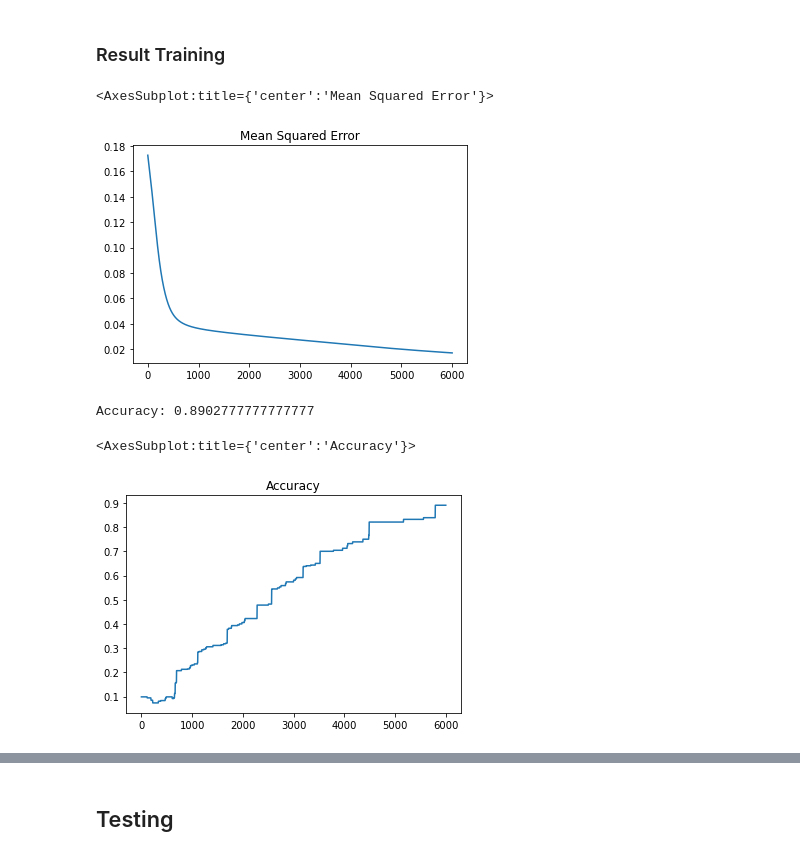
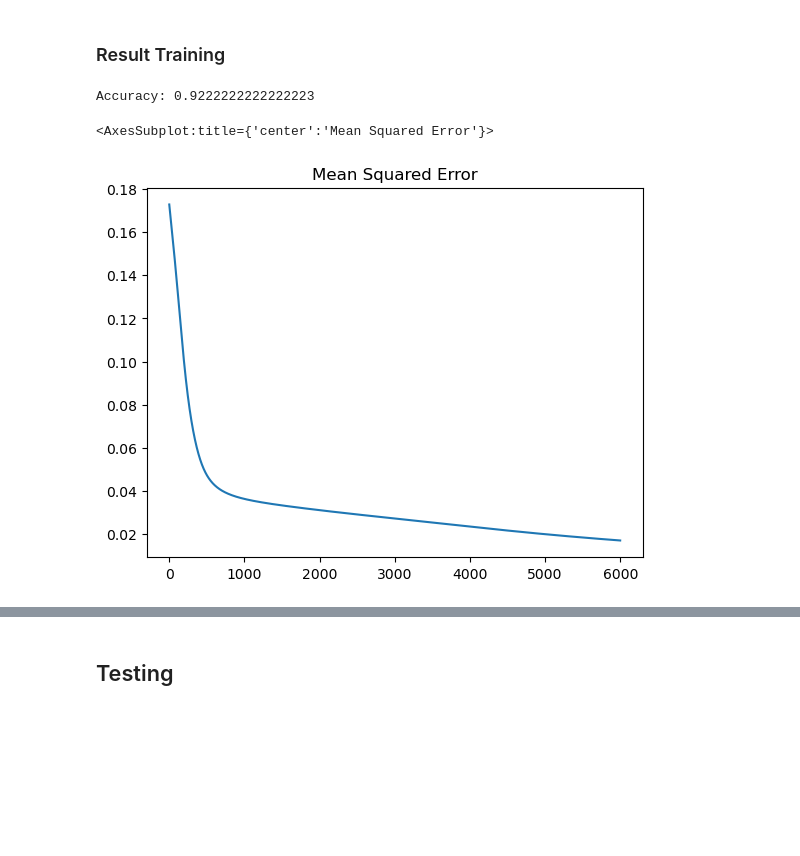
Before and after one commit to izzhamburhan/DiseasePred, a Jupyter notebook: BPNN.ipynb, the cells around one changed output, grey strips where cells are left out. Cells and saved outputs as stored; diff of their text form; code cells hidden in the pictures; blank space fills up the shorter version.

Commit message:
images

```diff
--- a/BPNN.ipynb
+++ b/BPNN.ipynb
@@ -225,13 +225,20 @@ array([ 6,  8,  0,  8,  4,  1,  6,  5,  0,  2,  0,  1,  8,  6,  6,  8,  8,
 ### Result Training
 # %%
 results.mse.plot(title="Mean Squared Error")
+plt.tight_layout()
+plt.savefig("images/mse.png",dpi=120)
+plt.close()
-# %% [output]
-<AxesSubplot:title={'center':'Mean Squared Error'}>
-[figure, removed]
 # %%
 print("Accuracy: {}".format(acc))
 results.accuracy.plot(title="Accuracy")
+
+plt.tight_layout()
+plt.savefig("images/accuracy.png",dpi=120)
+plt.close()
 # %% [output]
-Accuracy: 0.8902777777777777
+Accuracy: 0.9222222222222223
-<AxesSubplot:title={'center':'Accuracy'}>
-[figure, removed]
+# %%
+results.mse.plot(title="Mean Squared Error")
+# %% [output]
+<AxesSubplot:title={'center':'Mean Squared Error'}>
+[figure, added]
```
Also changed, not shown: parts of 2 cells of this notebook, 2 other files.
